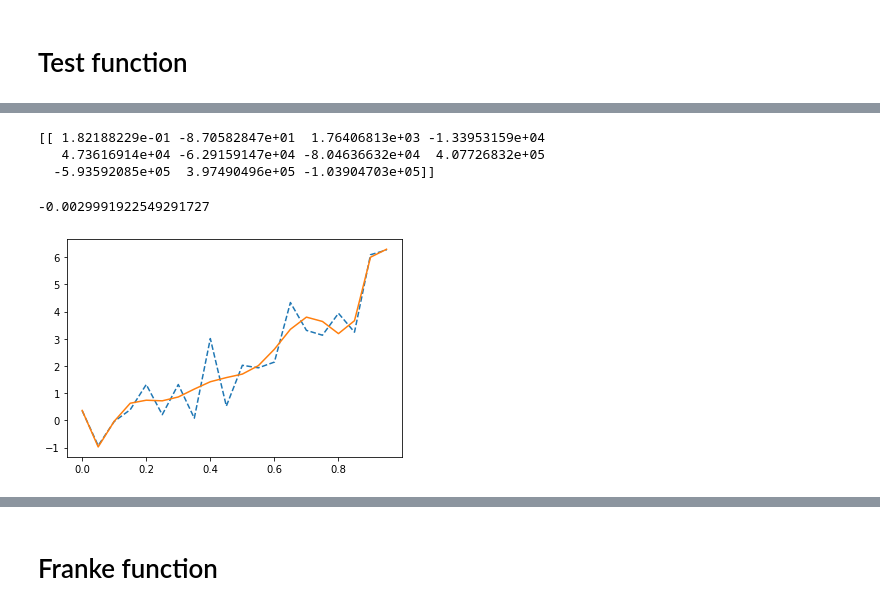
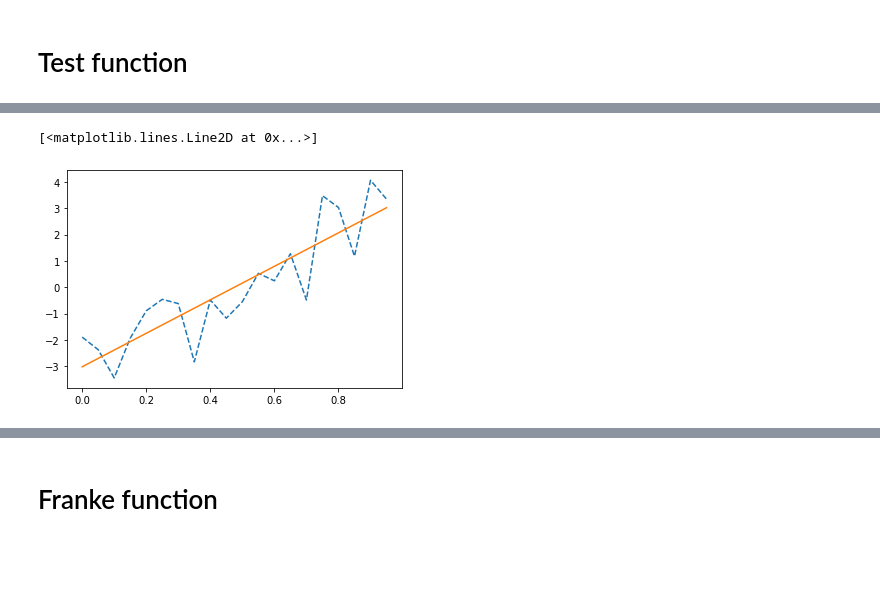
Before and after one commit to johanage/ada_ml_project1, a Jupyter notebook: Project1.ipynb, the cells around one changed output, grey strips where cells are left out. Saved outputs shown, nothing was run; the diff lists cells and outputs as text; code cells hidden in the pictures; blank space fills up the shorter version.

Commit message:
solved design matrix and have the ols of the Frankefunction now

```diff
--- a/Project1.ipynb
+++ b/Project1.ipynb
@@ -12,25 +48,22 @@ from project1 impor
 # %%
 %matplotlib inline
 import project1.project1;import importlib; importlib.reload(project1.project1);from project1.project1 import *
 x = np.arange(0,1,0.05)
 def test_func(**kwargs):
     x = kwargs['x0']
     return 5*x**2 + x
 
 xvec  = np.array([x])
-X, ds = make_design_matrix(xvec = xvec, deg = 10)
-
+X = make_design_matrix(xvec = xvec, p = 1)
 z = test_func(**{'x0':x})
-znoisy = z + np.random.normal(0,1,size=z.shape)
-betahat = np.array([np.linalg.inv(X[i]@X[i].T)@X[i]@znoisy for i in range(X.shape[0])])
-print(betahat)
-plt.plot(x, znoisy, linestyle = 'dashed')
-plt.plot(x, np.sum(np.array([X[i].T@betahat[i] for i in range(X.shape[0])] ), axis=0))
-#plt.plot(x, (znoisy-X[i].T@betahat))
-np.mean(znoisy-X[0].T@betahat[0])
+noise = np.random.normal(0,1,size=z.shape)
+znoisy = z + noise
+znoisy_centered = np.array([[x] for x in znoisy - np.mean(znoisy)])
+A = np.linalg.pinv(X.T@X)@X.T
+betahat = A@znoisy_centered
+znoisy_tilde = X@betahat
+plt.plot(x, znoisy_centered, linestyle = 'dashed')
+plt.plot(x, znoisy_tilde)
 # %% [output]
-[[ 1.82188229e-01 -8.70582847e+01  1.76406813e+03 -1.33953159e+04
-   4.73616914e+04 -6.29159147e+04 -8.04636632e+04  4.07726832e+05
-  -5.93592085e+05  3.97490496e+05 -1.03904703e+05]]
+[<matplotlib.lines.Line2D at 0x...>]
--0.0029991922549291727
-[figure, old version]
+[figure, new version]
```
Also changed, not shown: parts of 13 cells of this notebook, 1 other file.
